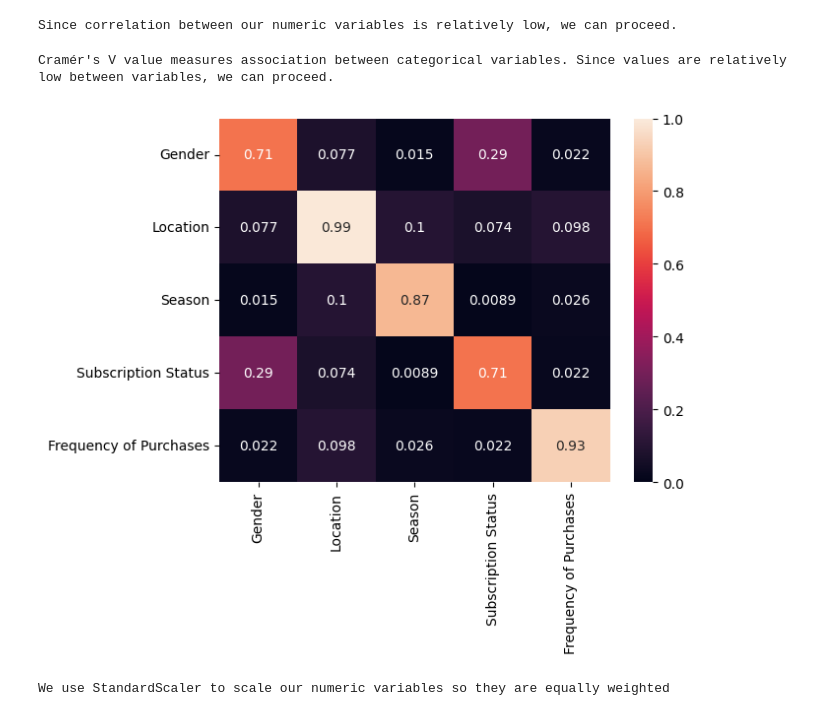
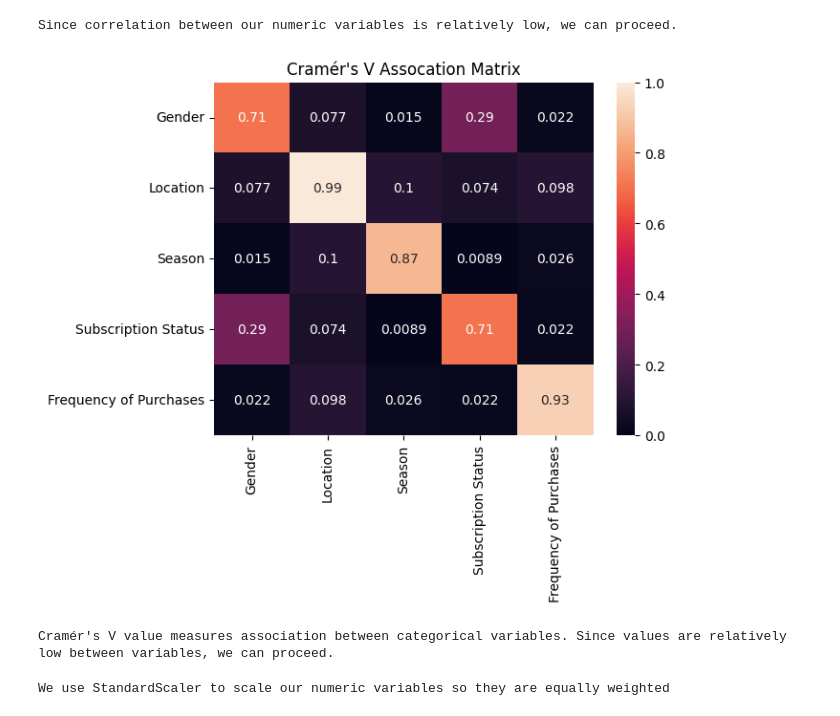
Before and after one commit to suyashgoel/product-recommendation, a Jupyter notebook: product-recommendation.ipynb, the cells around one changed output. Saved outputs shown, nothing was run; the diff lists cells and outputs as text; code cells hidden in the pictures.

```diff
--- a/product-recommendation.ipynb
+++ b/product-recommendation.ipynb
@@ -97,15 +97,18 @@ def cramers(df):
 # %%
 # Selects our categorical variables, or those of type 'object'
 cat_var = selected_features_df.select_dtypes('object')
 
 # Creates a heatmap indicating the level of association between categorical variables
 # Since no variables are highly associated, we can proceed
 sns.heatmap(cramers(cat_var), vmin = 0, vmax = 1, annot= True)
+plt.title('Cramér\'s V Assocation Matrix')
+
+plt.show()
 
 print('Cramér\'s V value measures association between categorical variables. Since values are relatively low between variables, we can proceed.')
 # %% [output]
+[figure, new version]
 Cramér's V value measures association between categorical variables. Since values are relatively low between variables, we can proceed.
-[figure, old version]
 # %%
 from sklearn.preprocessing import StandardScaler
 
```
Also changed, not shown: 3 other files.
